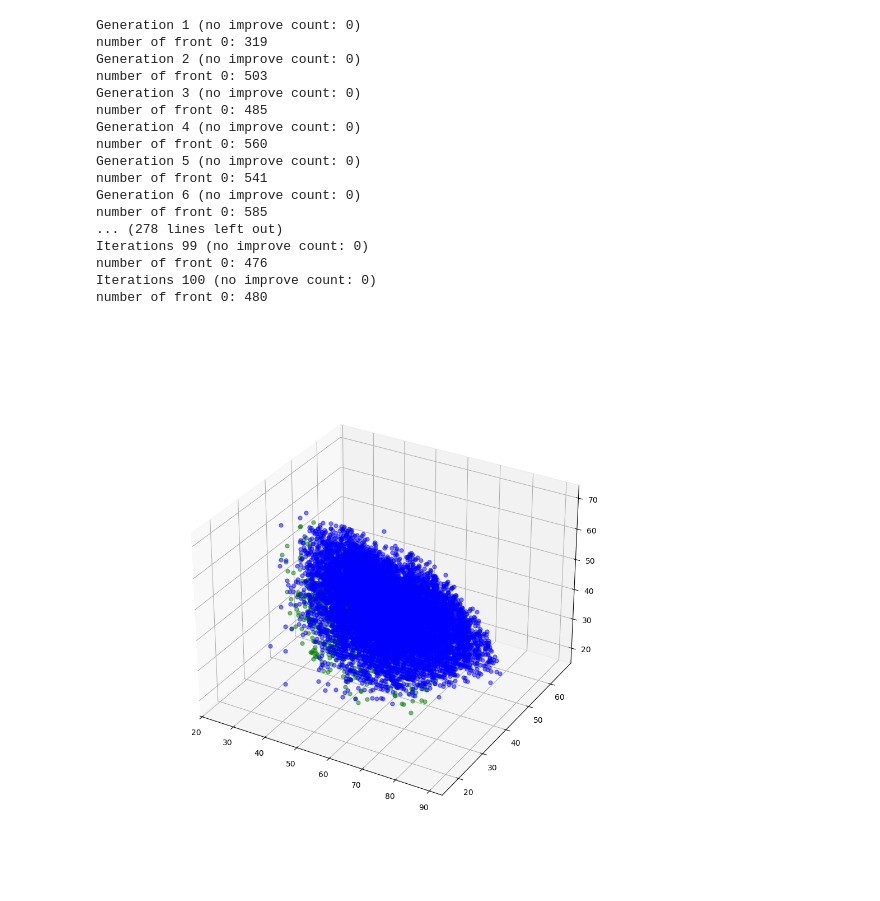
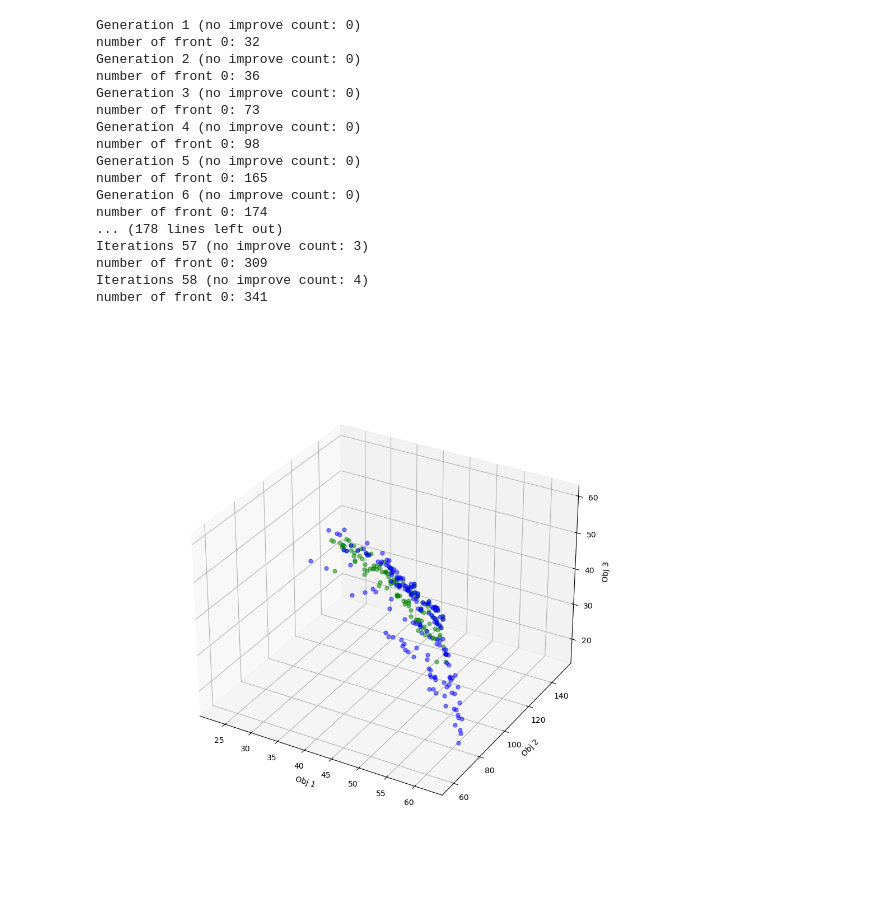
Before and after one commit to rameshsrinivasanuci/multiobjective, a Jupyter notebook: eda_conditional_slow.ipynb, the cells around one changed output. Drawn from its saved outputs; the diff is of its cells as text; code cells hidden in the pictures.

Commit message:
weight objectives

```diff
--- a/eda_conditional_slow.ipynb
+++ b/eda_conditional_slow.ipynb
@@ -721,7 +792,7 @@ scale = kn['scale']
 eda_seed = 1223
 n_items = 60
 n_selected = 6
-n_obj = 5
+n_obj = 3
 n_con = 1
 capacity = int(shape[-1]*scale[-1]*n_selected)
 pop_size = 1000
@@ -744,30 +815,30 @@ eda = KnapsackEDACond(
 
 #organize results
 results = eda.run()
-with open('new_results_cond_uni_base_1_3_obj5.pkl', 'wb') as f:
+with open('new_results_cond_uni_base_1_3_weighted.pkl', 'wb') as f:
     pickle.dump(results, f)
 # %% [output]
 Generation 1 (no improve count: 0)
-number of front 0: 319
+number of front 0: 32
 Generation 2 (no improve count: 0)
-number of front 0: 503
+number of front 0: 36
 Generation 3 (no improve count: 0)
-number of front 0: 485
+number of front 0: 73
 Generation 4 (no improve count: 0)
-number of front 0: 560
+number of front 0: 98
 Generation 5 (no improve count: 0)
-number of front 0: 541
+number of front 0: 165
 Generation 6 (no improve count: 0)
-number of front 0: 585
-... (278 lines left out)
-Iterations 99 (no improve count: 0)
-number of front 0: 476
-Iterations 100 (no improve count: 0)
-number of front 0: 480
+number of front 0: 174
+... (178 lines left out)
+Iterations 57 (no improve count: 3)
+number of front 0: 309
+Iterations 58 (no improve count: 4)
+number of front 0: 341
 # %%
 import pickle
 with open('new_results_cond_uni_base_1_3.pkl', 'rb') as f:
-    results = pickle.load(f)
+    results_full = pickle.load(f)
 # %%
 import matplotlib.pyplot as plt
 plt.plot(results['js_div_list'])
@@ -885,15 +956,20 @@ plt.show()
 pareto_front_final = kn['pareto_front_final'][1]
 # %%
 converged_pf = results['converged_pf_table'][-1]
+# %%
+converged_pf_full = results_full['converged_pf_table'][-1]
 # %%
 from matplotlib import pyplot as plt
 %matplotlib widget
 from mpl_toolkits.mplot3d import Axes3D
 
 fig = plt.figure(figsize=(10, 10))
 ax = fig.add_subplot(projection='3d')
 ax.plot(converged_pf[:,0], converged_pf[:,1], converged_pf[:,2], 'go', alpha=0.5, markersize=5)
-ax.plot(pareto_front_final[:,0], pareto_front_final[:,1], pareto_front_final[:,2], 'bo', alpha=0.5, markersize=5)
+ax.plot(converged_pf_full[:,0], converged_pf_full[:,1], converged_pf_full[:,2], 'bo', alpha=0.5, markersize=5)
+ax.set_xlabel('Obj 1')
+ax.set_ylabel('Obj 2')
+ax.set_zlabel('Obj 3')
 plt.show()
 # %% [output]
-[figure, old version]
+[figure, new version]
```
Also changed, not shown: parts of 8 cells of this notebook.
